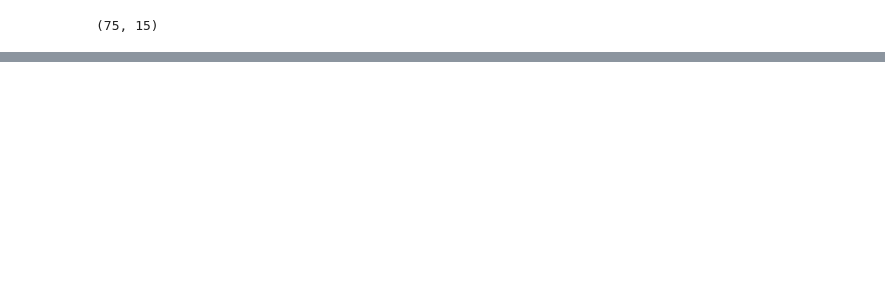
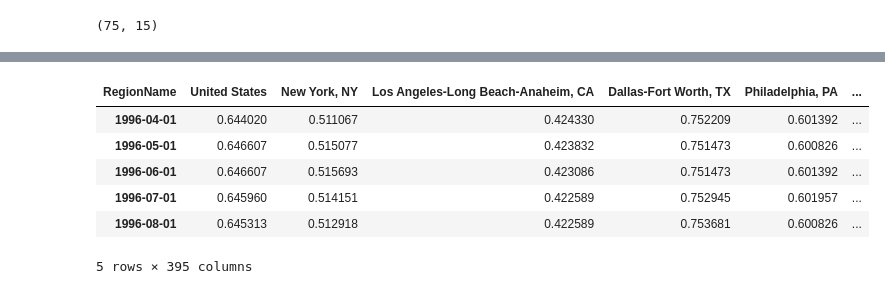
Before and after one commit to kkwteh/cdips_hpi_forecast, a Jupyter notebook: SARIMAX_testing.ipynb, the cells around one changed output, grey strips where cells are left out. Drawn from its saved outputs; the diff is of its cells as text; code cells hidden in the pictures; blank space fills up the shorter version.

```diff
--- a/SARIMAX_testing.ipynb
+++ b/SARIMAX_testing.ipynb
@@ -96 +239,11 @@ exogVars.head()
+# %%
+exogVars.head()
+# %% [output]
+| RegionName | United States | New York, NY | Los Angeles-Long Beach-Anaheim, CA | Dallas-Fort Worth, TX | Philadelphia, PA | ... |
+| 1996-04-01 | 0.644020 | 0.511067 | 0.424330 | 0.752209 | 0.601392 | ... |
+| 1996-05-01 | 0.646607 | 0.515077 | 0.423832 | 0.751473 | 0.600826 | ... |
+| 1996-06-01 | 0.646607 | 0.515693 | 0.423086 | 0.751473 | 0.601392 | ... |
+| 1996-07-01 | 0.645960 | 0.514151 | 0.422589 | 0.752945 | 0.601957 | ... |
+| 1996-08-01 | 0.645313 | 0.512918 | 0.422589 | 0.753681 | 0.600826 | ... |
+5 rows × 395 columns
 # %%
```
Also changed, not shown: parts of 18 cells of this notebook, 1 other file.
